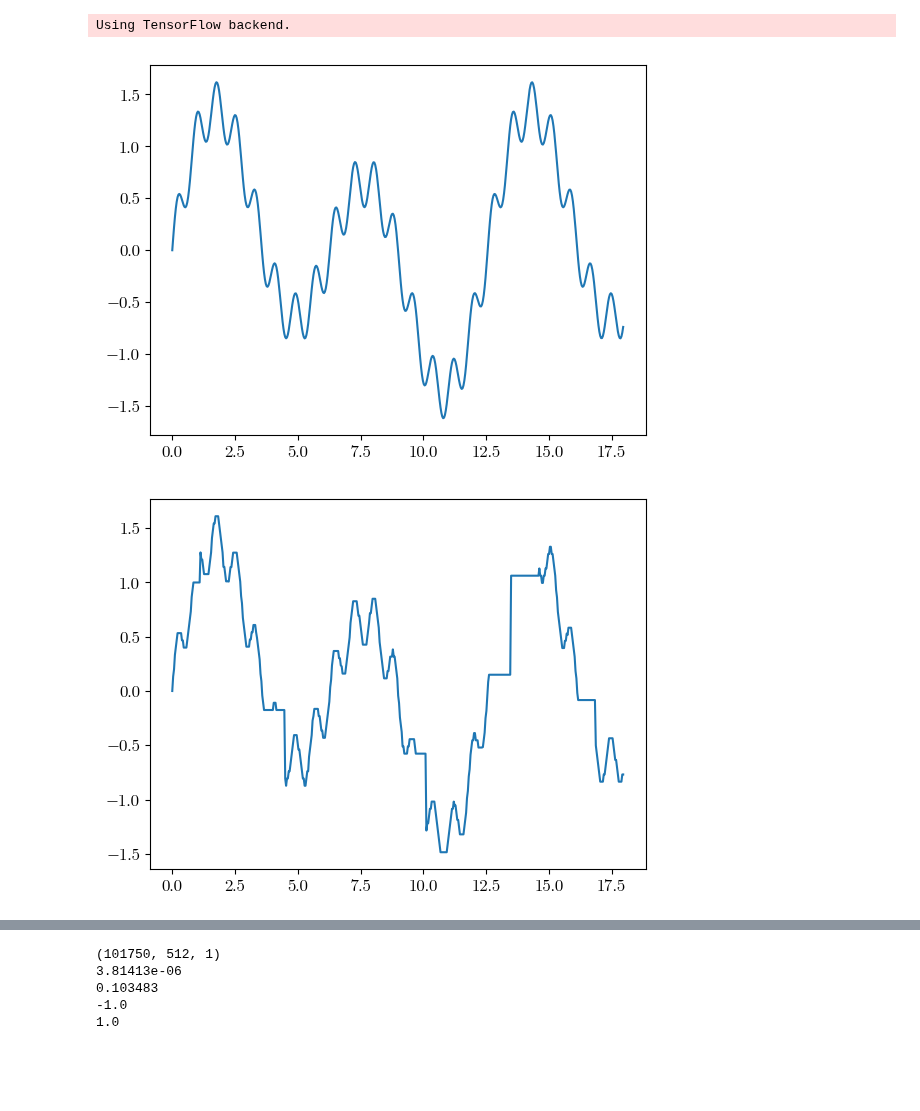
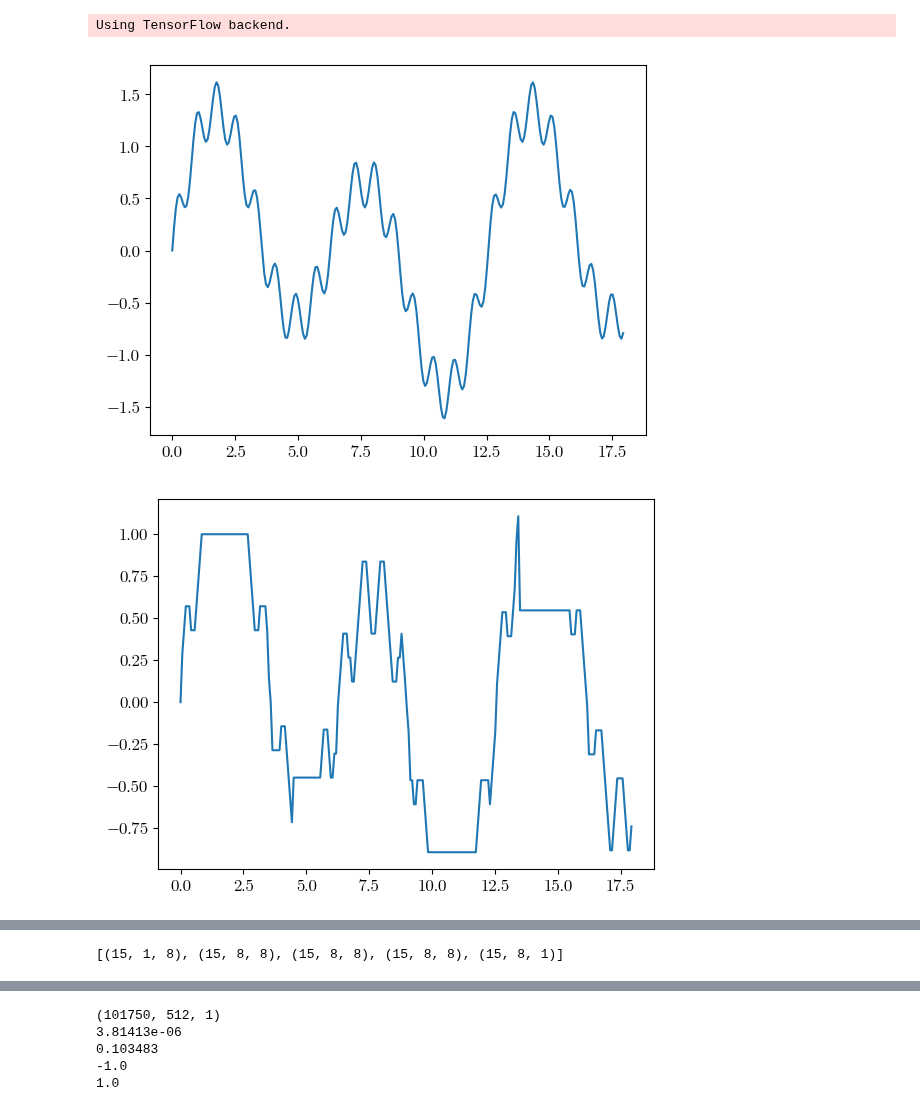
Before and after one commit to sri-kankanahalli/autoencoder-speech-compression, a Jupyter notebook: Delta Quantization.ipynb, the cells around one changed output, grey strips where cells are left out. Cells and saved outputs as stored; diff of their text form; code cells hidden in the pictures; blank space fills up the shorter version.

```diff
--- a/Delta Quantization.ipynb
+++ b/Delta Quantization.ipynb
@@ -65,17 +65,17 @@ def find_nearest(array, value):
     idx = (np.abs(array - value)).argmin()
     return array[idx]
 
-x = np.arange(0.0, 18.0, 18.0 / 512)
+x = np.arange(0.0, 18.0, 18.0 / 256)
 y = np.sin(x) + 0.5 * np.sin(x * 0.5) + 0.25 * np.sin(x * 8)
 
-delta_codebook = np.linspace(-1.0, 1.0, 31)
-uniform_codebook = np.linspace(np.min(y), np.max(y), 31)
+delta_codebook = np.linspace(-1.0, 1.0, 15)
+uniform_codebook = np.linspace(np.min(y), np.max(y), 15)
 
 # ----------------------------------------
 # delta quantized
 # ----------------------------------------
 
-delta_step = 32
+delta_step = 64
 
 curr = 0.0
 slope = 0.0
@@ -100,31 +100,31 @@ print ""
 curr = 0.0
 recovered = np.zeros_like(y)
 for i in xrange(0, np.size(recovered), delta_step):
     lin = np.linspace(0.0, 1.0, delta_step)
     lin = (1 - np.cos(lin * 3.14159)) / 2.0
     lin = curr * (1.0 - lin) + (curr + slope) * lin
 
     quantized_d = delta[i:i+delta_step]
     recovered[i:i+delta_step] = quantized_d + curr
 
     slope = np.mean(quantized_d)
     curr += slope
 
 # ----------------------------------------
 # regular uniform quantization
 # ----------------------------------------
 uquant = np.copy(y)
 for i in xrange(0, np.size(uquant)):
     uquant[i] = find_nearest(uniform_codebook, uquant[i])
 
 plt.plot(x, y)
 plt.show()
 
 plt.plot(x, recovered)
 plt.show()
 
 plt.plot(x, uquant)
 plt.show()
 # %% [output]
 [figure]
-[figure, old version]
+[figure, new version]
@@ -150,0 +146,26 @@ CHANGE_SCALES = K.variable(np.random.uniform(0.9, 1.1, (NBINS, 1)))
+# %%
+ADAPT_STEP = 128
+PRED_FILT_LENGTH = 15
+PRED_CHANS = 8
+
+NUM_PRED_CONVS = 5
+PRED_FILTERS = []
+PRED_BIASES = []
+for i in xrange(0, NUM_PRED_CONVS):
+    if (i == 0):
+        filter_shape = (PRED_FILT_LENGTH, 1, PRED_CHANS)
+        bias_shape = (1, 1, PRED_CHANS)
+    elif (i == NUM_PRED_CONVS - 1):
+        filter_shape = (PRED_FILT_LENGTH, PRED_CHANS, 1)
+        bias_shape = (1, 1, 1)
+    else:
+        filter_shape = (PRED_FILT_LENGTH, PRED_CHANS, PRED_CHANS)
+        bias_shape = (1, 1, PRED_CHANS)
+
+    filter_init = random_orthogonal_matrix(filter_shape)
+    PRED_FILTERS.append(K.variable(filter_init))
+    PRED_BIASES.append(K.variable(np.zeros(bias_shape)))
+
+print [K.int_shape(x) for x in PRED_FILTERS]
+# %% [output]
+[(15, 1, 8), (15, 8, 8), (15, 8, 8), (15, 8, 8), (15, 8, 1)]
```
Also changed, not shown: parts of 14 cells of this notebook, 8 other files.
